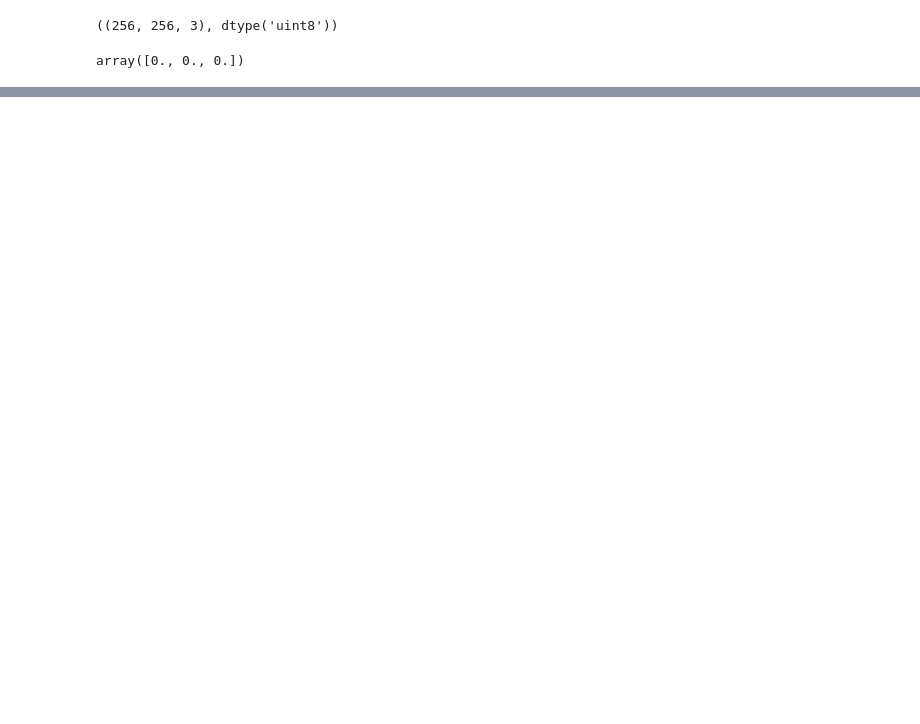
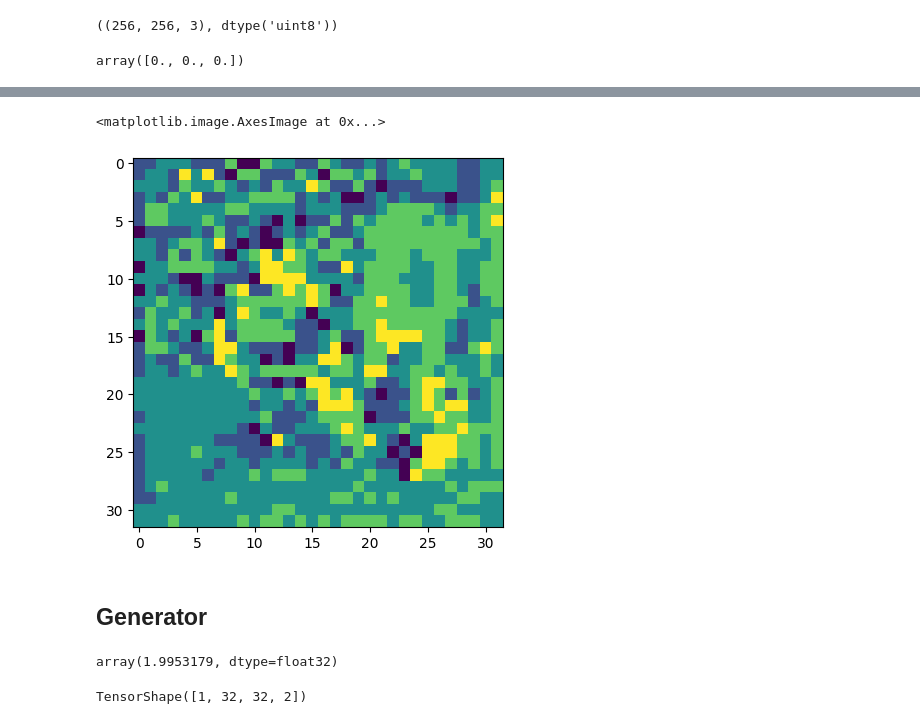
Before and after one commit to teaching-FEEC/dgm-2024.2, a Jupyter notebook: projetos/Semantic-Compression/semantic-compression/notebook/teste_gato.ipynb, the cells around one changed output, grey strips where cells are left out. Cells and saved outputs as stored; diff of their text form; code cells hidden in the pictures; blank space fills up the shorter version.

```diff
--- a/projetos/Semantic-Compression/semantic-compression/notebook/teste_gato.ipynb
+++ b/projetos/Semantic-Compression/semantic-compression/notebook/teste_gato.ipynb
@@ -131,0 +232,7 @@ ValueError: Inputs have incompatible shapes. Received shapes (16, 16, 128) and (
+# %%
+plt.imshow(w_vis[0,:,:,0])
+# %% [output]
+<matplotlib.image.AxesImage at 0x...>
+[figure, added]
+# %% [markdown]
+## Generator
@@ -131,0 +242,9 @@ ValueError: Inputs have incompatible shapes. Received shapes (16, 16, 128) and (
+# %%
+generator.compile(optimizer=optimizers.Adam(), loss='mean_squared_error')
+generator.train_on_batch(w_hat, np.ones((1, 256, 256, 3)))
+# %% [output]
+array(1.9953179, dtype=float32)
+# %%
+w_hat.shape
+# %% [output]
+TensorShape([1, 32, 32, 2])
```
Also changed, not shown: parts of 48 cells of this notebook.
